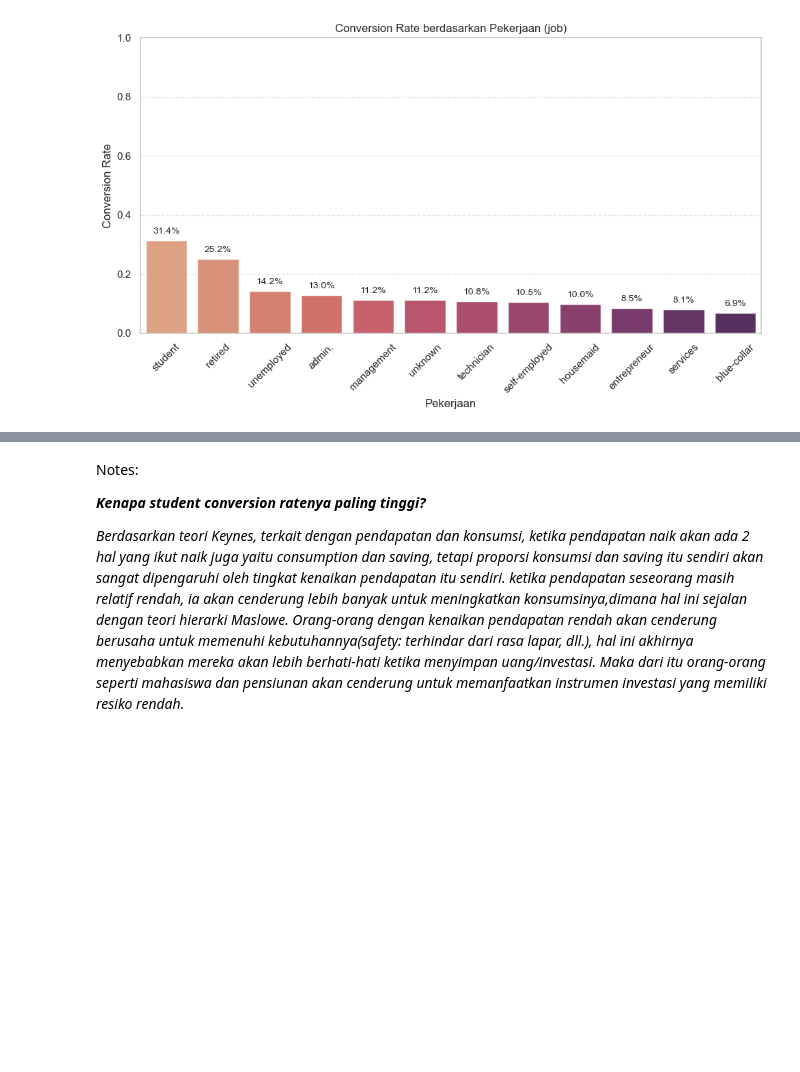
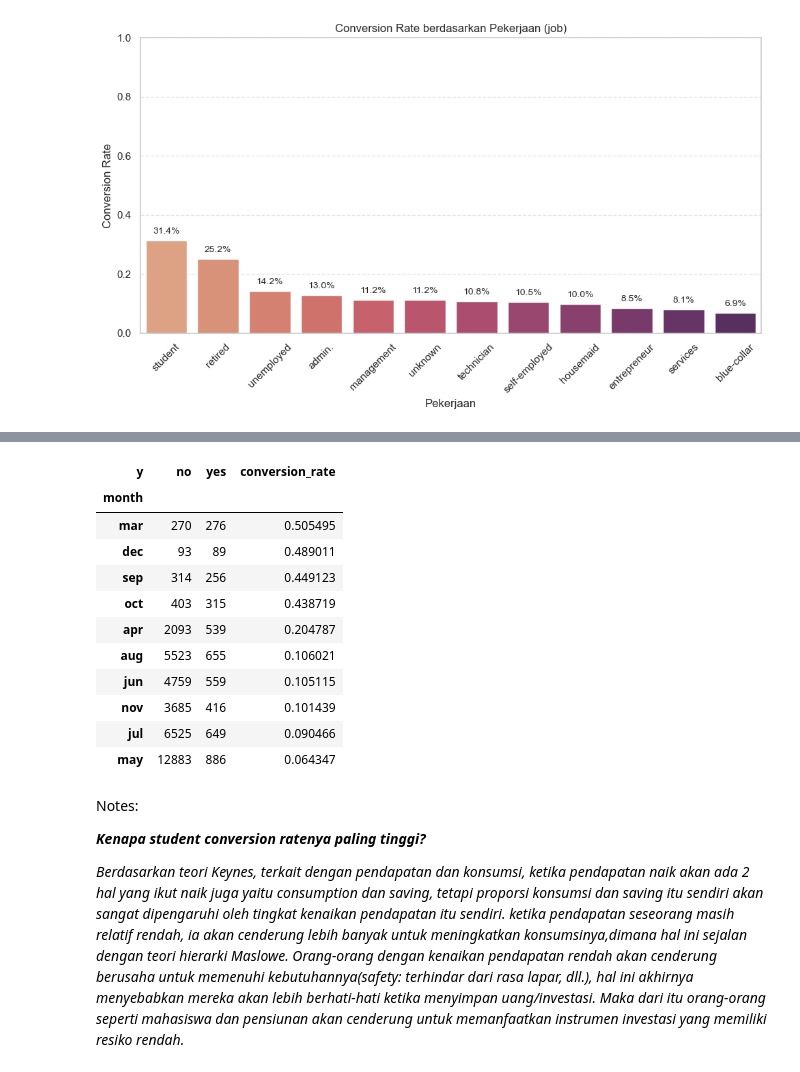
Before and after one commit to akmalraafid25/BetaGroup_JC_DS_OL_FinalProject, a Jupyter notebook: FinalProject.ipynb, the cells around one changed output, grey strips where cells are left out. Drawn from its saved outputs; the diff is of its cells as text; code cells hidden in the pictures; blank space fills up the shorter version.

```diff
--- a/FinalProject.ipynb
+++ b/FinalProject.ipynb
@@ -587,3 +669,18 @@ Insights:
+# %%
+month_conversion_sorted
+# %% [output]
+| y | no | yes | conversion_rate |
+| month |  |  |  |
+| mar | 270 | 276 | 0.505495 |
+| dec | 93 | 89 | 0.489011 |
+| sep | 314 | 256 | 0.449123 |
+| oct | 403 | 315 | 0.438719 |
+| apr | 2093 | 539 | 0.204787 |
+| aug | 5523 | 655 | 0.106021 |
+| jun | 4759 | 559 | 0.105115 |
+| nov | 3685 | 416 | 0.101439 |
+| jul | 6525 | 649 | 0.090466 |
+| may | 12883 | 886 | 0.064347 |
 # %% [markdown]
 Notes:
 
```
Also changed, not shown: parts of 7 cells of this notebook.
